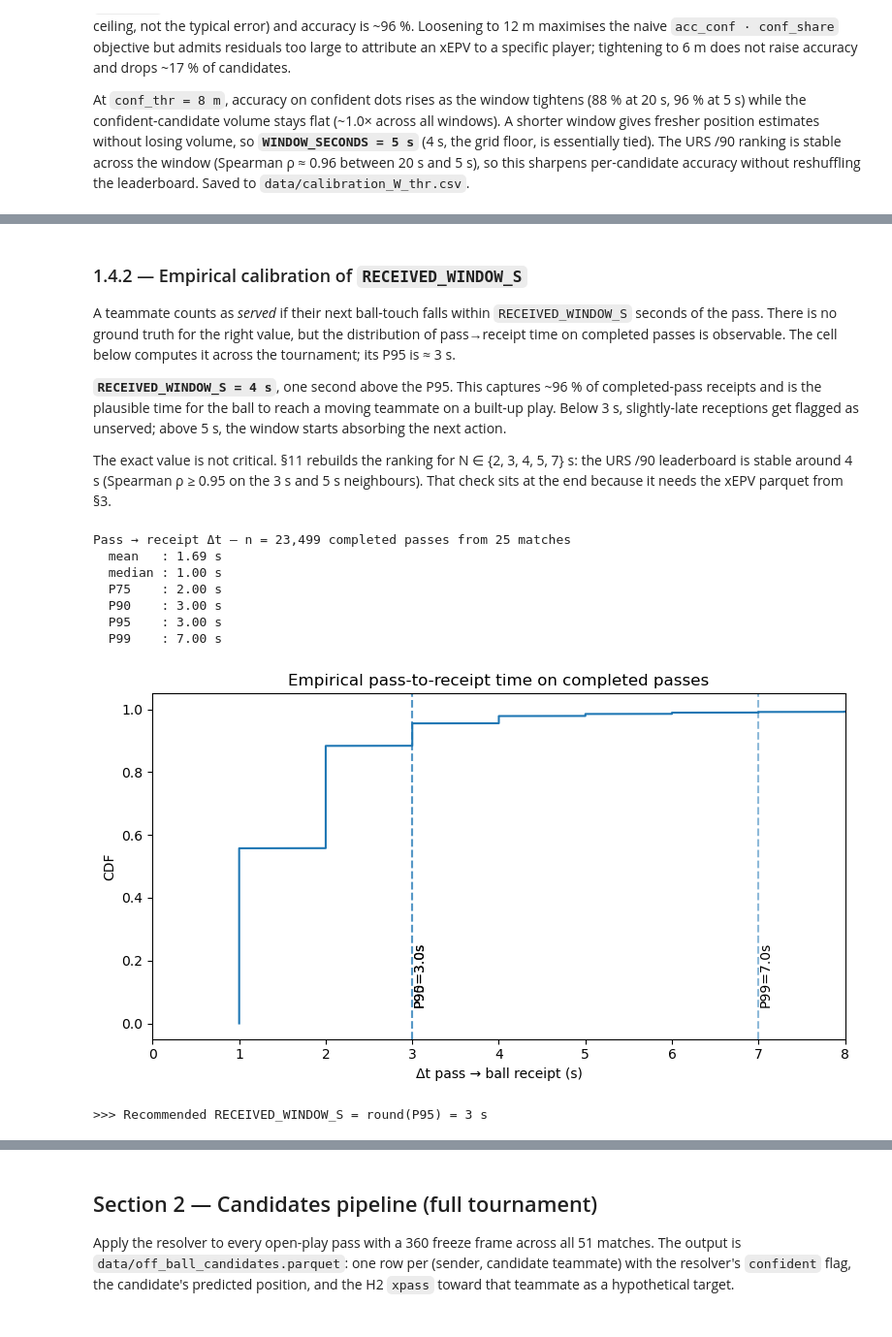
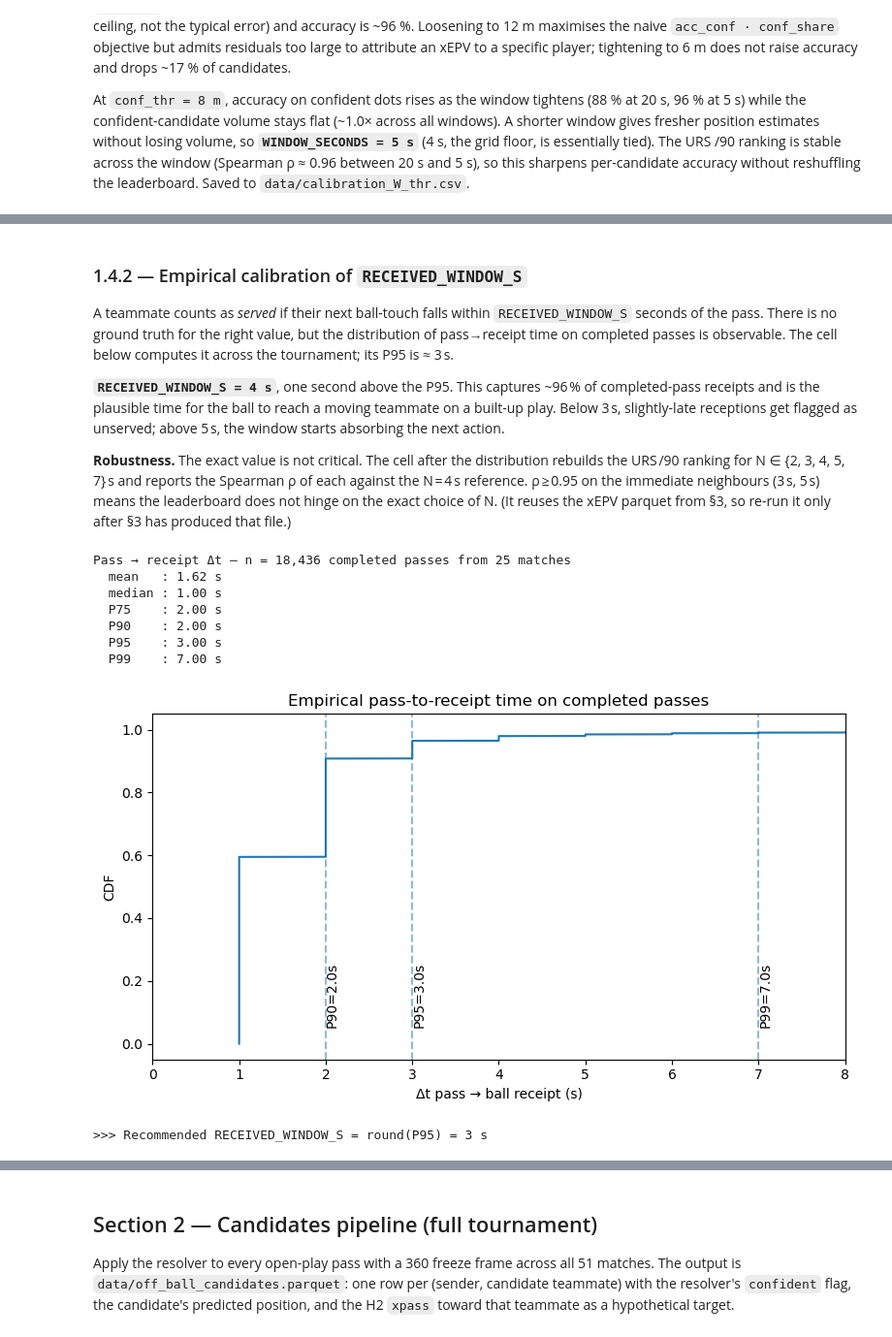
Before and after one commit to ArMat-Analytics/Contextual-Football-Scouting, a Jupyter notebook: Off_Ball_Movement/notebooks/H3-Off_Ball_Movement.ipynb, the cells around one changed output, grey strips where cells are left out. Shown at 97% size. Drawn from its saved outputs; the diff is of its cells as text; code cells hidden in the pictures.

```diff
--- a/Off_Ball_Movement/notebooks/H3-Off_Ball_Movement.ipynb
+++ b/Off_Ball_Movement/notebooks/H3-Off_Ball_Movement.ipynb
@@ -190,10 +198,15 @@ for _, m in cal_matches.iterrows():
     fr = pd.concat([fr.drop(columns=['freeze_frame']),
                     pd.json_normalize(fr['freeze_frame'])], axis=1)
     evc = 'event_uuid' if 'event_uuid' in fr.columns else 'id'
-    ps  = ev[ev['type'] == 'Pass'].copy()
+    # Open play only (pass_type NaN) + non-GK sender — SAME universe the
+    # production pipeline runs on (candidates.main), so the calibration is
+    # measured on exactly the events the resolver will face.
+    ps  = ev[(ev['type'] == 'Pass') & (ev['pass_type'].isna())].copy()
     ps  = ps[ps['pass_recipient'].notna() &
+             (ps['pass_body_part'].fillna('') != 'Head') &
              ps['pass_end_location'].notna() &
-             ps['id'].isin(fr[evc].unique())]
+             ps['id'].isin(fr[evc].unique()) &
+             (ps['position'] != 'Goalkeeper')]
     if len(ps) == 0: continue
     sn = min(CAL_PER_MATCH, len(ps))
     sample = ps.iloc[CAL_RNG.choice(len(ps), size=sn, replace=False)]
@@ -259,11 +272,11 @@ Calibration matches (10):
 # %% [markdown]
 ### 1.4.2 — Empirical calibration of `RECEIVED_WINDOW_S`
 
-A teammate counts as *served* if their next ball-touch falls within `RECEIVED_WINDOW_S` seconds of the pass. There is no ground truth for the right value, but the distribution of pass→receipt time on completed passes is observable. The cell below computes it across the tournament; its P95 is ≈ 3 s.
+A teammate counts as *served* if their next ball-touch falls within `RECEIVED_WINDOW_S` seconds of the pass. There is no ground truth for the right value, but the distribution of pass→receipt time on completed passes is observable. The cell below computes it across the tournament; its P95 is ≈ 3 s.
 
-**`RECEIVED_WINDOW_S = 4 s`**, one second above the P95. This captures ~96 % of completed-pass receipts and is the plausible time for the ball to reach a moving teammate on a built-up play. Below 3 s, slightly-late receptions get flagged as unserved; above 5 s, the window starts absorbing the next action.
+**`RECEIVED_WINDOW_S = 4 s`**, one second above the P95. This captures ~96 % of completed-pass receipts and is the plausible time for the ball to reach a moving teammate on a built-up play. Below 3 s, slightly-late receptions get flagged as unserved; above 5 s, the window starts absorbing the next action.
 
-The exact value is not critical. §11 rebuilds the ranking for N ∈ {2, 3, 4, 5, 7} s: the URS /90 leaderboard is stable around 4 s (Spearman ρ ≥ 0.95 on the 3 s and 5 s neighbours). That check sits at the end because it needs the xEPV parquet from §3.
+**Robustness.** The exact value is not critical. The cell after the distribution rebuilds the URS /90 ranking for N ∈ {2, 3, 4, 5, 7} s and reports the Spearman ρ of each against the N = 4 s reference. ρ ≥ 0.95 on the immediate neighbours (3 s, 5 s) means the leaderboard does not hinge on the exact choice of N. (It reuses the xEPV parquet from §3, so re-run it only after §3 has produced that file.)
 # %%
 # Empirical distribution of pass → receipt time on completed passes.
 # Build it from events: for each completed pass, find the next Ball Receipt
@@ -280,7 +293,10 @@ for _, m in dt_matches.iterrows():
         continue
     ev = ev.sort_values(['period','minute','second']).reset_index(drop=True)
     ev['t_abs'] = ev['minute'].astype(float)*60 + ev['second'].astype(float)
-    p = ev[(ev['type']=='Pass') & ev['pass_recipient'].notna()]
+    # Open play only + non-GK sender, consistent with the pipeline.
+    p = ev[(ev['type']=='Pass') & (ev['pass_type'].isna()) &
+           (ev['pass_body_part'].fillna('') != 'Head') &
+           ev['pass_recipient'].notna() & (ev['position']!='Goalkeeper')]
     # next Ball Receipt of pass_recipient after each pass
     br = ev[ev['type']=='Ball Receipt*'][['player','t_abs','period']]
     for _, row in p.iterrows():
@@ -291,35 +307,35 @@ for _, m in dt_matches.iterrows():
                     (br['t_abs']>t0) & (br['t_abs']<=t0+15)]   # 15 s safe upper bound
         if len(future)>0:
             dts.append(float(future.iloc[0]['t_abs']) - t0)
 
 dts = np.array(dts)
 print(f"Pass → receipt Δt — n = {len(dts):,} completed passes from {NB_SAMPLE_MATCHES_FOR_DT} matches")
 print(f"  mean   : {dts.mean():.2f} s")
 print(f"  median : {np.median(dts):.2f} s")
 print(f"  P75    : {np.percentile(dts,75):.2f} s")
 print(f"  P90    : {np.percentile(dts,90):.2f} s")
 print(f"  P95    : {np.percentile(dts,95):.2f} s")
 print(f"  P99    : {np.percentile(dts,99):.2f} s")
 
 # Visual: CDF
 fig, ax = plt.subplots(figsize=(8,4.5))
 ax.plot(np.sort(dts), np.linspace(0,1,len(dts)), lw=1.5)
 for q,lab in [(.90,'P90'), (.95,'P95'), (.99,'P99')]:
     v = np.percentile(dts, q*100)
     ax.axvline(v, ls='--', alpha=.5); ax.text(v, 0.05, f"{lab}={v:.1f}s", rotation=90, va='bottom')
 ax.set_xlabel('Δt pass → ball receipt (s)'); ax.set_ylabel('CDF')
 ax.set_title('Empirical pass-to-receipt time on completed passes')
 ax.set_xlim(0, max(8, np.percentile(dts,99)+1)); plt.tight_layout(); plt.show()
 
 N_RECOMMENDED = round(np.percentile(dts, 95))
 print(f"\n>>> Recommended RECEIVED_WINDOW_S = round(P95) = {N_RECOMMENDED} s")
 # %% [output]
-Pass → receipt Δt — n = 23,499 completed passes from 25 matches
-  mean   : 1.69 s
+Pass → receipt Δt — n = 18,436 completed passes from 25 matches
+  mean   : 1.62 s
   median : 1.00 s
   P75    : 2.00 s
-  P90    : 3.00 s
+  P90    : 2.00 s
   P95    : 3.00 s
   P99    : 7.00 s
-[figure, old version]
+[figure, new version]
 >>> Recommended RECEIVED_WINDOW_S = round(P95) = 3 s
```
Also changed, not shown: parts of 31 cells of this notebook, 16 other files.
